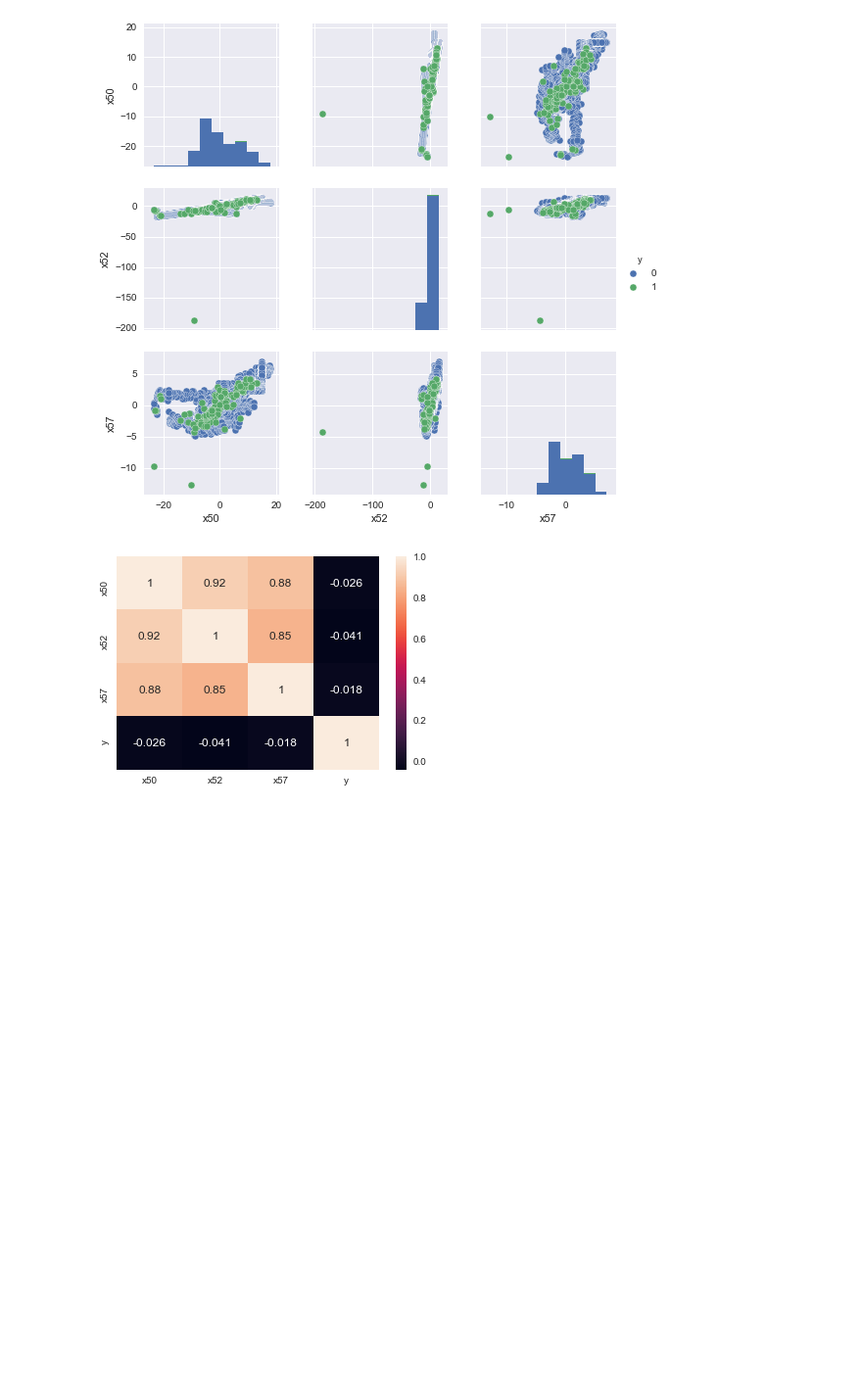
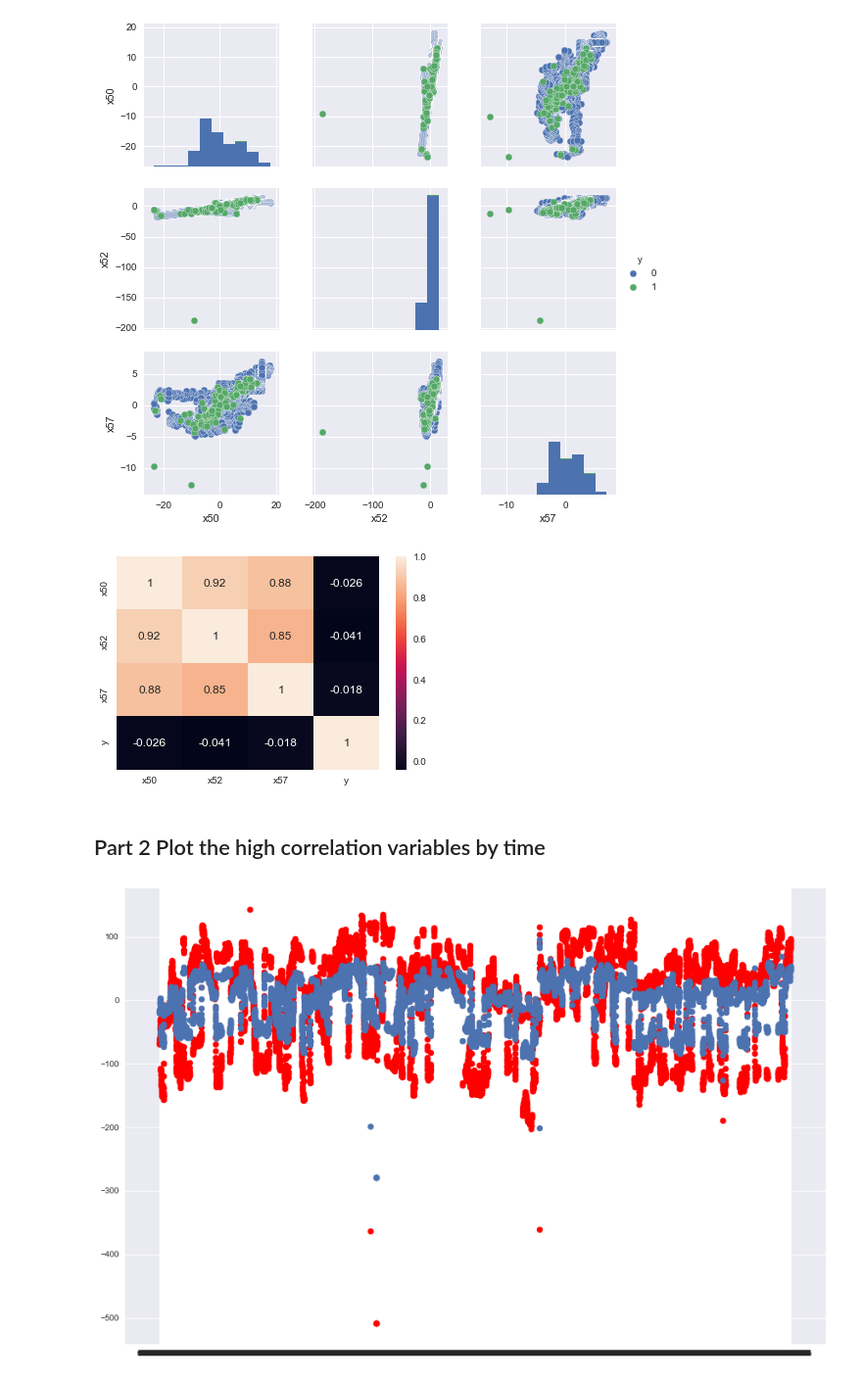
Before and after one commit to cenyuqiao/classification, a Jupyter notebook: Project.ipynb, the cells around one changed output. Shown at 98% size. Saved outputs shown, nothing was run; the diff lists cells and outputs as text; code cells hidden in the pictures; blank space fills up the shorter version.

```diff
--- a/Project.ipynb
+++ b/Project.ipynb
@@ -136,3 +145,18 @@ corr5 = data5.corr()
 cmap5 = sns.heatmap(corr5, annot=True)
 # %% [output]
 [figure]
+# %% [markdown]
+## Part 2 Plot the high correlation variables by time
+# %%
+##x6&x34 0.97
+x=df['time']
+y1=df['x6']
+y2=df['x34']
+
+plt.figure(num=3,figsize=(15,10))
+plt.scatter(x,y2,color='red')
+plt.scatter(x,y1)
+
+plt.show()
+# %% [output]
+[figure, added]
```
Also changed, not shown: parts of 11 cells of this notebook.
